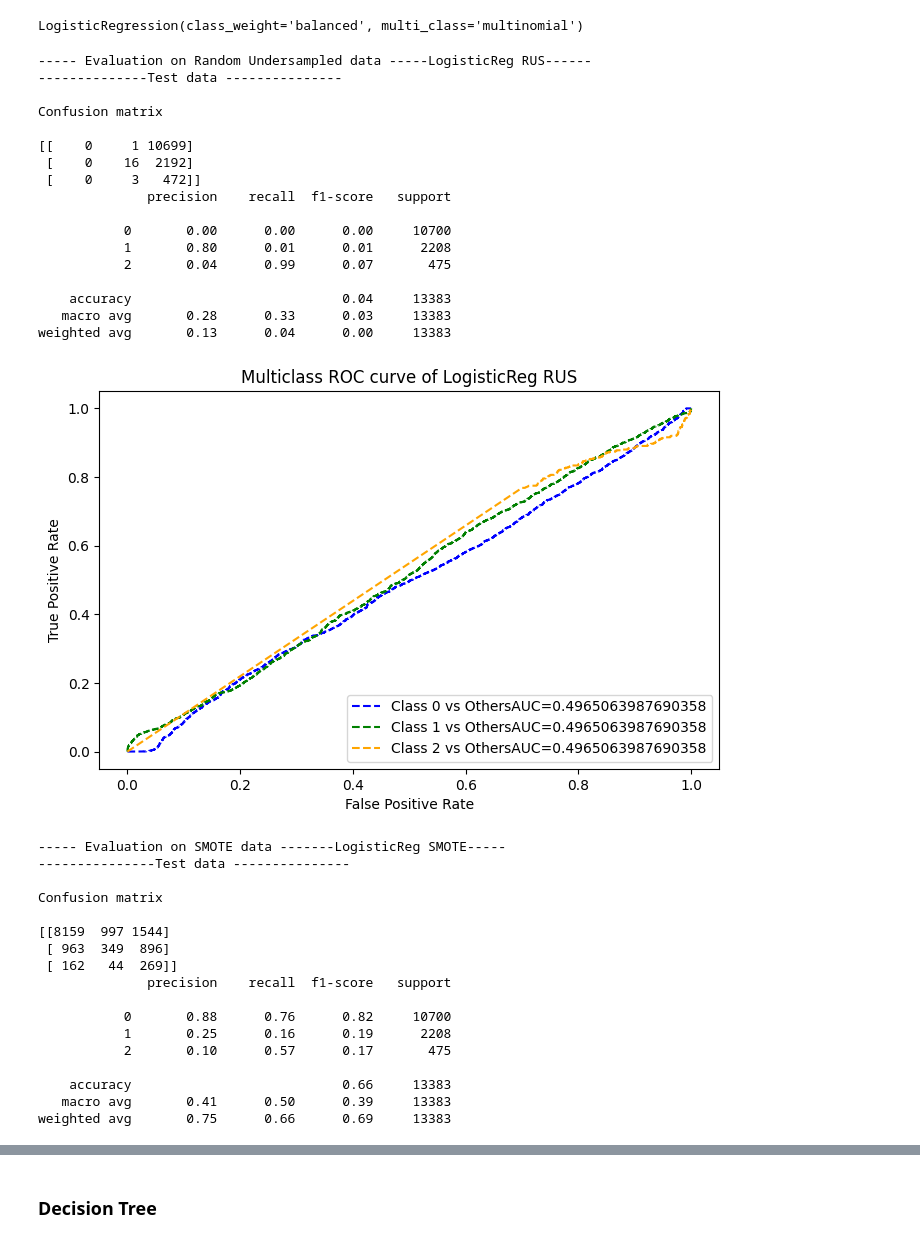
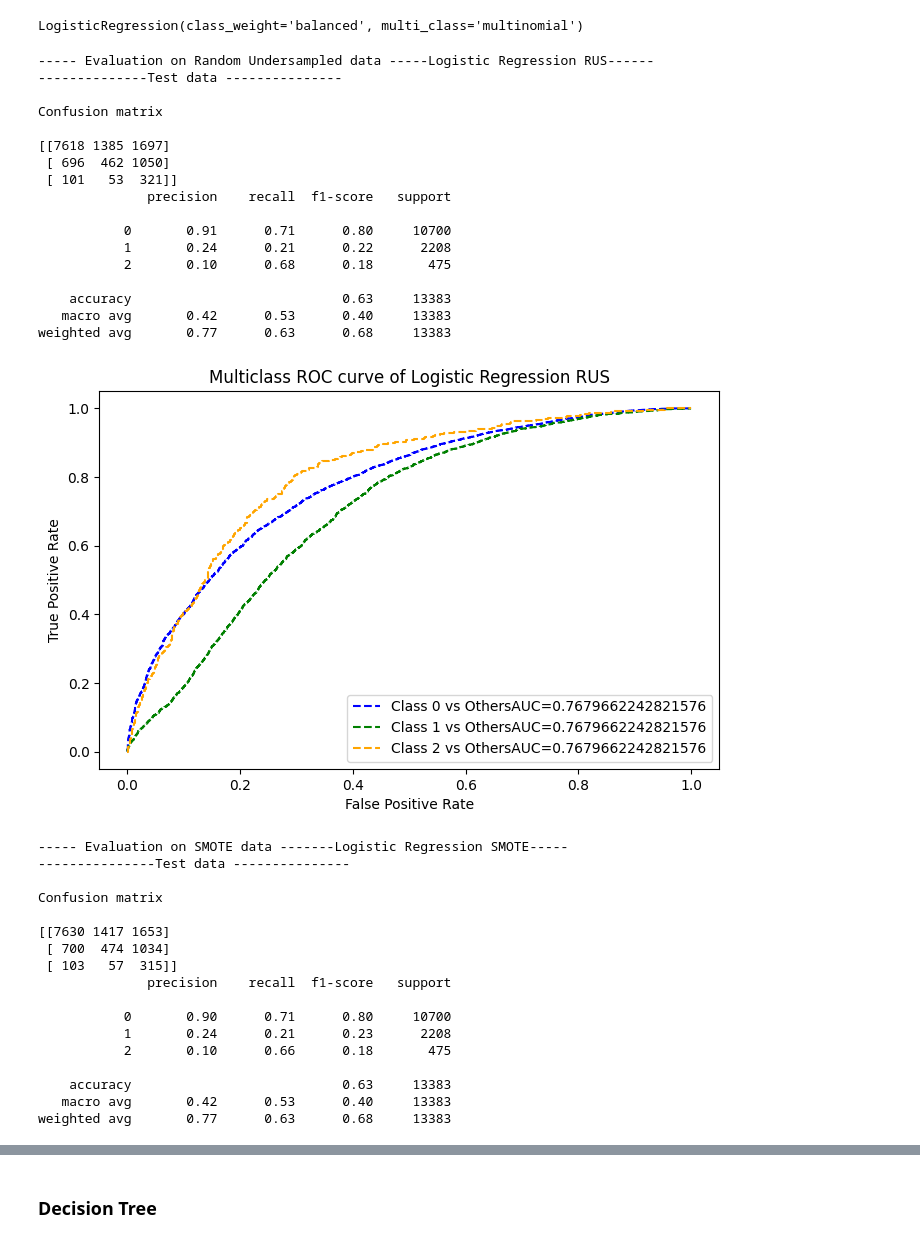
Before and after one commit to sahu-vishal/Email-Campaign-Effectiveness-Prediction, a Jupyter notebook: Email_Campaign_Effectiveness_Prediction.ipynb, the cells around one changed output, grey strips where cells are left out. Cells and saved outputs as stored; diff of their text form; code cells hidden in the pictures.

```diff
--- a/Email_Campaign_Effectiveness_Prediction.ipynb
+++ b/Email_Campaign_Effectiveness_Prediction.ipynb
@@ -394,3 +400,15 @@ df.shape
+# %%
+# Let's add word count back to the continuous variabl
+continuous_variables.append('Word_Count')
+# %%
+from sklearn.preprocessing import MinMaxScaler
+scaler = MinMaxScaler()
+
+# fit scaler to the train set, it will learn the parameters
+scaler.fit(df[continuous_variables])
+
+# Transform train and test sets
+df[continuous_variables] = scaler.transform(df[continuous_variables])
 # %%
 # Splitting the data for training and testing
 X_train, X_test, y_train, y_test = train_test_split(df.drop('Email_Status', axis = 1), df['Email_Status'], test_size=0.20, random_state = 42, stratify = df['Email_Status'])
@@ -420,7 +449,7 @@ from imblearn.under_sampling import RandomUnderSampler
 from collections import Counter
 
 rus = RandomUnderSampler(random_state=42, replacement=True)
-x_train_rus, y_train_rus = rus.fit_resample(df.iloc[:,0:-1], df['Email_Status'])
+x_train_rus, y_train_rus = rus.fit_resample(X_train, y_train)
 
 print('Original dataset shape:', len(df))
 print('Resampled dataset shape', len(y_train_rus))
@@ -619,40 +648,40 @@ def add_list_to_final_df(dict_list):
 # %%
 # Let's evaluate logistic regression
-logistic_reg_list = model_evaluation('LogisticReg RUS','LogisticReg SMOTE',logistic_rus, logistic_smote, x_train_rus, y_train_rus, x_train_smote, y_train_smote, X_test, y_test)
+logistic_reg_list = model_evaluation('Logistic Regression RUS','Logistic Regression SMOTE',logistic_rus, logistic_smote, x_train_rus, y_train_rus, x_train_smote, y_train_smote, X_test, y_test)
 logistic_reg_list
 # %% [output]
------ Evaluation on Random Undersampled data -----LogisticReg RUS------
+----- Evaluation on Random Undersampled data -----Logistic Regression RUS------
 --------------Test data ---------------
 
 Confusion matrix
 
-[[    0     1 10699]
- [    0    16  2192]
- [    0     3   472]]
+[[7618 1385 1697]
+ [ 696  462 1050]
+ [ 101   53  321]]
               precision    recall  f1-score   support
 
-           0       0.00      0.00      0.00     10700
-           1       0.80      0.01      0.01      2208
-           2       0.04      0.99      0.07       475
+           0       0.91      0.71      0.80     10700
+           1       0.24      0.21      0.22      2208
+           2       0.10      0.68      0.18       475
 
-    accuracy                           0.04     13383
-   macro avg       0.28      0.33      0.03     13383
-weighted avg       0.13      0.04      0.00     13383
+    accuracy                           0.63     13383
+   macro avg       0.42      0.53      0.40     13383
+weighted avg       0.77      0.63      0.68     13383
-[figure, old version]
+[figure, new version]
------ Evaluation on SMOTE data -------LogisticReg SMOTE-----
+----- Evaluation on SMOTE data -------Logistic Regression SMOTE-----
 ---------------Test data ---------------
 
 Confusion matrix
 
-[[8159  997 1544]
- [ 963  349  896]
- [ 162   44  269]]
+[[7630 1417 1653]
+ [ 700  474 1034]
+ [ 103   57  315]]
               precision    recall  f1-score   support
 
-           0       0.88      0.76      0.82     10700
-           1       0.25      0.16      0.19      2208
-           2       0.10      0.57      0.17       475
+           0       0.90      0.71      0.80     10700
+           1       0.24      0.21      0.23      2208
+           2       0.10      0.66      0.18       475
 
-    accuracy                           0.66     13383
-   macro avg       0.41      0.50      0.39     13383
-weighted avg       0.75      0.66      0.69     13383
+    accuracy                           0.63     13383
+   macro avg       0.42      0.53      0.40     13383
+weighted avg       0.77      0.63      0.68     13383
```
Also changed, not shown: parts of 48 cells of this notebook.
